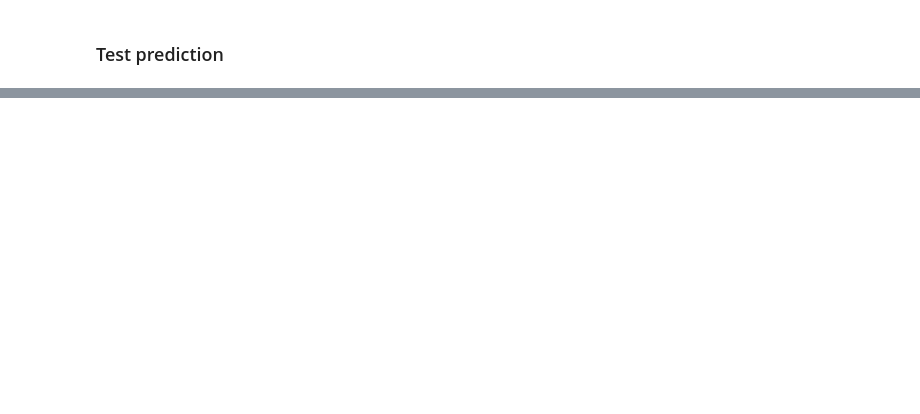
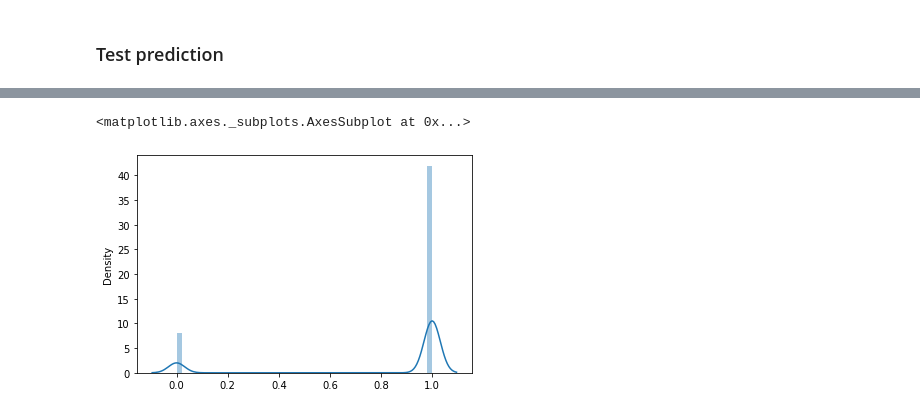
Before and after one commit to stianteien/M_DV_V2022, a Jupyter notebook: roofs_w_unet/roof_u-net.ipynb, the cells around one changed output, grey strips where cells are left out. Drawn from its saved outputs; the diff is of its cells as text; code cells hidden in the pictures; blank space fills up the shorter version.

```diff
--- a/roofs_w_unet/roof_u-net.ipynb
+++ b/roofs_w_unet/roof_u-net.ipynb
@@ -234,0 +225,19 @@ Fast-forward
+# %%
+X_unseen = np.load("roofs_w_unet/X_data_unseen.npy")
+y_unseen = np.load("roofs_w_unet/y_data_unseen.npy")
+
+# Adds a new dimension of layer too have two class problem.
+yy = np.append(y_unseen, np.zeros((50, 64, 64,1)), axis=3)
+yy[yy >= 0.001] = 1
+yy1 = yy.copy()
+yy1[:,:,:,0] = 0
+for i in range(50):
+  values = yy[i,:,:,0]
+  for r in range(64):
+    for c in range(64):
+      value = yy[i,r,c,0]
+      yy1[i,r,c,int(value)] = 1
+
+
+print(y.shape)
+print(yy1.shape)
@@ -234,0 +247,21 @@ Fast-forward
+# %%
+pred = uu.predict(X_unseen)
+# %%
+for _ in range(3):
+  x = np.random.randint(pred.shape[0])
+  fig, (ax1, ax2, ax3) = plt.subplots(nrows=1,ncols=3, figsize = (15,15))
+  ax1.imshow(np.dstack((X_unseen[x:x+1][0][:,:,76],
+                        X_unseen[x:x+1][0][:,:,46],
+                        X_unseen[x:x+1][0][:,:,21])))
+  ax1.set_title("Input")
+  ax2.imshow(yy1[x:x+1][0][:,:,1])
+  ax2.set_title("Ground truth")
+  ax3.imshow(pred[x:x+1][0][:,:,1])
+  ax3.set_title("Predicted")
+  plt.show()
+
+  # Metrics  w threshold:
+  pred[x:x+1,:,:,0][pred[x:x+1,:,:,0] > .5] = 1
+  pred[x:x+1,:,:,0][pred[x:x+1,:,:,0] <= .5] = 0
+  print(f"Acc score: {accuracy_score(yy1[x:x+1][0][:,:,0].flatten(),\
+                                     pred[x:x+1][0][:,:,0].flatten())}")
@@ -234,0 +288,5 @@ Fast-forward
+# %%
+sns.distplot(pred[:,:,:,0])
+# %% [output]
+<matplotlib.axes._subplots.AxesSubplot at 0x...>
+[figure, added]
```
Also changed, not shown: parts of 18 cells of this notebook.
